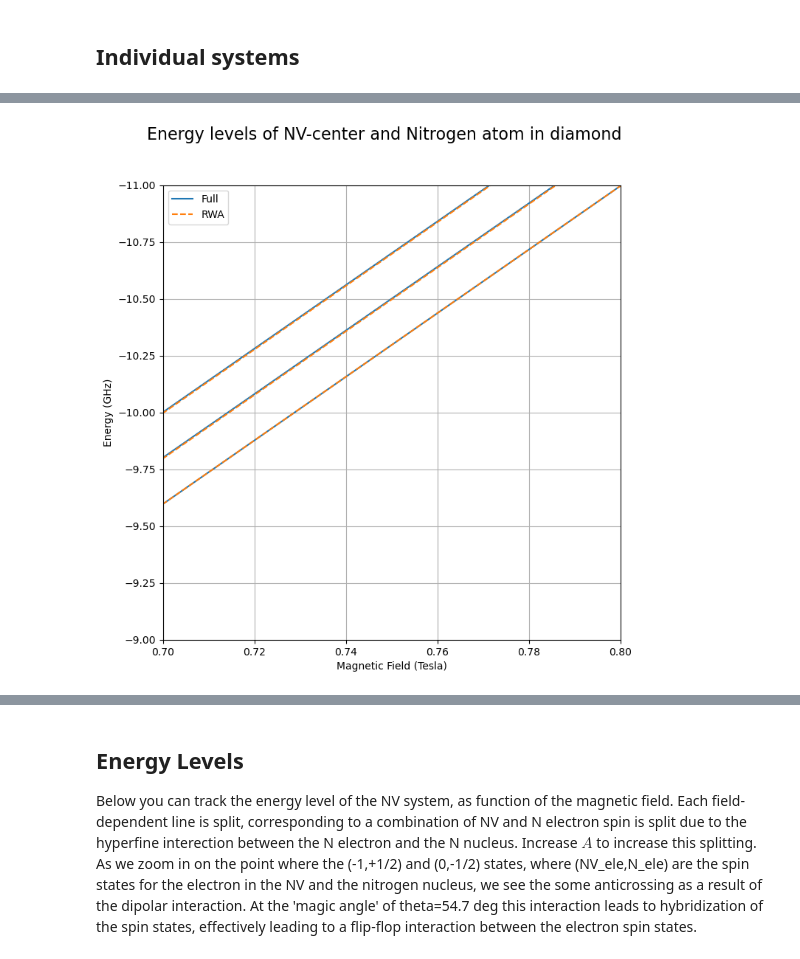
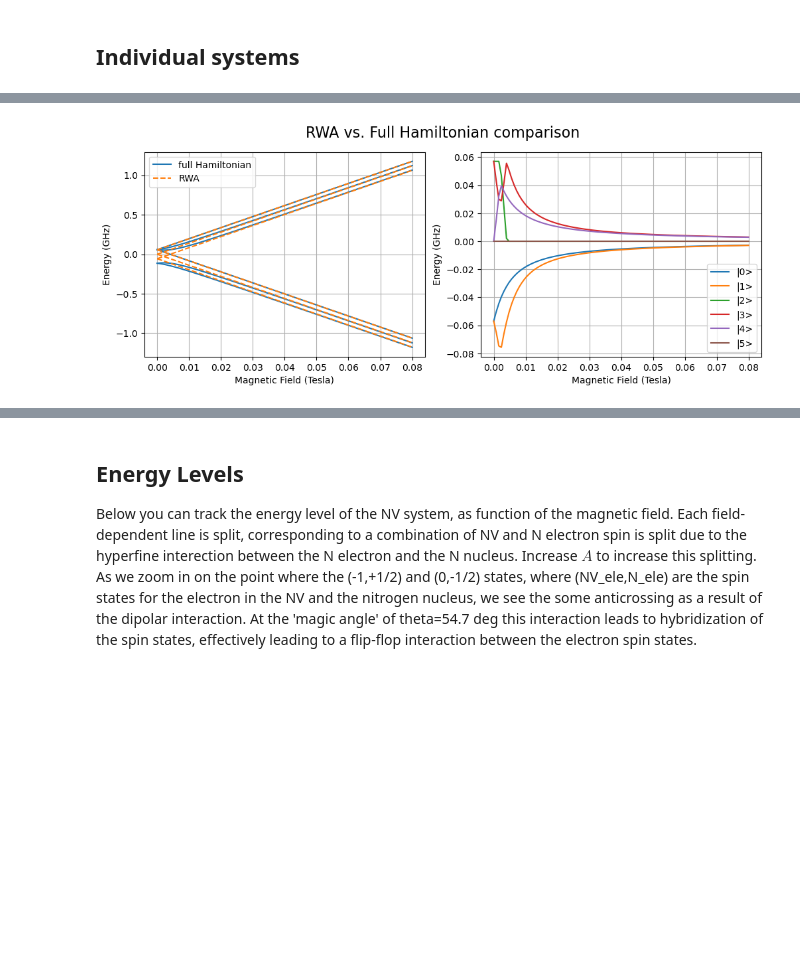
Before and after one commit to RoaldvdBoogaart/QDQC_project, a Jupyter notebook: code/7_HF_couplings_P1center.ipynb, the cells around one changed output, grey strips where cells are left out. Saved outputs shown, nothing was run; the diff lists cells and outputs as text; code cells hidden in the pictures; blank space fills up the shorter version.

```diff
--- a/code/7_HF_couplings_P1center.ipynb
+++ b/code/7_HF_couplings_P1center.ipynb
@@ -40,9 +40,5 @@ I_Sz = tensor(qeye(3), qeye(2), spin_1_z)
 nv_ops = (NV_Sx, NV_Sy, NV_Sz)
 n_ops = (N_Sx, N_Sy, N_Sz)
 i_ops = (I_Sx, I_Sy, I_Sz)
-# %%
-H_NV = nitrogen_vacancy_hamiltonian(b_field=514e-4, spin_ops=nv_ops)
-H_N = nitrogen_hamiltonian(b_field=514e-4, hf_coupling=10e6, electron_s_ops=n_ops, nuclues_s_ops=i_ops)
-H_DIP = dipolar_coupling(theta=54.7, distance=2e-9, nv_s_ops=nv_ops, n_s_ops=n_ops)
 # %% [markdown]
 ## Individual systems
@@ -49,2 +47,6 @@ H_DIP = dipolar_coupling(theta=54.7, distance=2e-9, nv_s_ops=nv_ops, n_s_ops=n_o
+# %%
+nv_ops_subsys = (spin_1_x, spin_1_y, spin_1_z)
+n_ops_subsys = (tensor(qeye(3), sigmax() / 2), tensor(qeye(3), sigmay() / 2), tensor(qeye(3), sigmaz() / 2))
+i_ops_subsys = (tensor(spin_1_x, qeye(2)), tensor(spin_1_y, qeye(2)), tensor(spin_1_z, qeye(2)))
 # %%
 b_fields = np.linspace(0e-4, 800e-4, 101)  # magnetic Field in Tesla
@@ -132,31 +114,38 @@ fig.show()
 # %%
-fig, ax = plt.subplots(1, 1, figsize=(8, 8))
+fig, ax = plt.subplots(1, 2, figsize=(12, 4))
 
-fig.suptitle('Energy levels of NV-center and Nitrogen atom in diamond', fontsize=16)
+fig.suptitle('RWA vs. Full Hamiltonian comparison', fontsize=16)
+
+for i in range(6):
+    if i == 0:
+        ax[0].plot(b_fields, (N_eigen_energies[i, :] / 1e9).tolist(),
+                   label='full Hamiltonian',
+                   color='C0')
+    else:
+        ax[0].plot(b_fields, (N_eigen_energies[i, :] / 1e9).tolist(),
+                   color='C0')
+
+for i in range(6):
+    if i == 0:
+        ax[0].plot(b_fields, (N_eigen_energies_rwa[i, :] / 1e9).tolist(), label='RWA', color='C1', linestyle='--')
+    else:
+        ax[0].plot(b_fields, (N_eigen_energies_rwa[i, :] / 1e9).tolist(), color='C1', linestyle='--')
 
 
 for i in range(6):
-    if i == 0:
-        ax.plot(b_fields, (N_eigen_energies[i, :] / 1e9).tolist(), label='Full Hamiltonian', color='C0')
-    else:
-        ax.plot(b_fields, (N_eigen_energies[i, :] / 1e9).tolist(), color='C0')
 
-for i in range(6):
-    if i == 0:
-        ax.plot(b_fields, (N_eigen_energies_rwa[i, :] / 1e9).tolist(), label='RWA', color='C1', linestyle='--')
-    else:
-        ax.plot(b_fields, (N_eigen_energies_rwa[i, :] / 1e9).tolist(), color='C1', linestyle='--')
+    ax[1].plot(b_fields, (N_eigen_energies[i, :] / 1e9 - N_eigen_energies_rwa[i, :] / 1e9).tolist(), label=f'|{i}>')
 
+ax[0].set_xlabel('Magnetic Field (Tesla)')
+ax[0].set_ylabel('Energy (GHz)')
+ax[0].grid()
+ax[0].legend()
 
-ax.set_xlabel('Magnetic Field (Tesla)')
-ax.set_ylabel('Energy (GHz)')
-ax.grid()
-ax.legend()
-
-ax.set_ylim(-9, -11)
-ax.set_xlim(0.7, 0.8)
-
+ax[1].set_xlabel('Magnetic Field (Tesla)')
+ax[1].set_ylabel('Energy (GHz)')
+ax[1].grid()
+ax[1].legend()
 
 fig.show()
 # %% [output]
-[figure, old version]
+[figure, new version]
```
Also changed, not shown: parts of 10 cells of this notebook, 1 other file.
